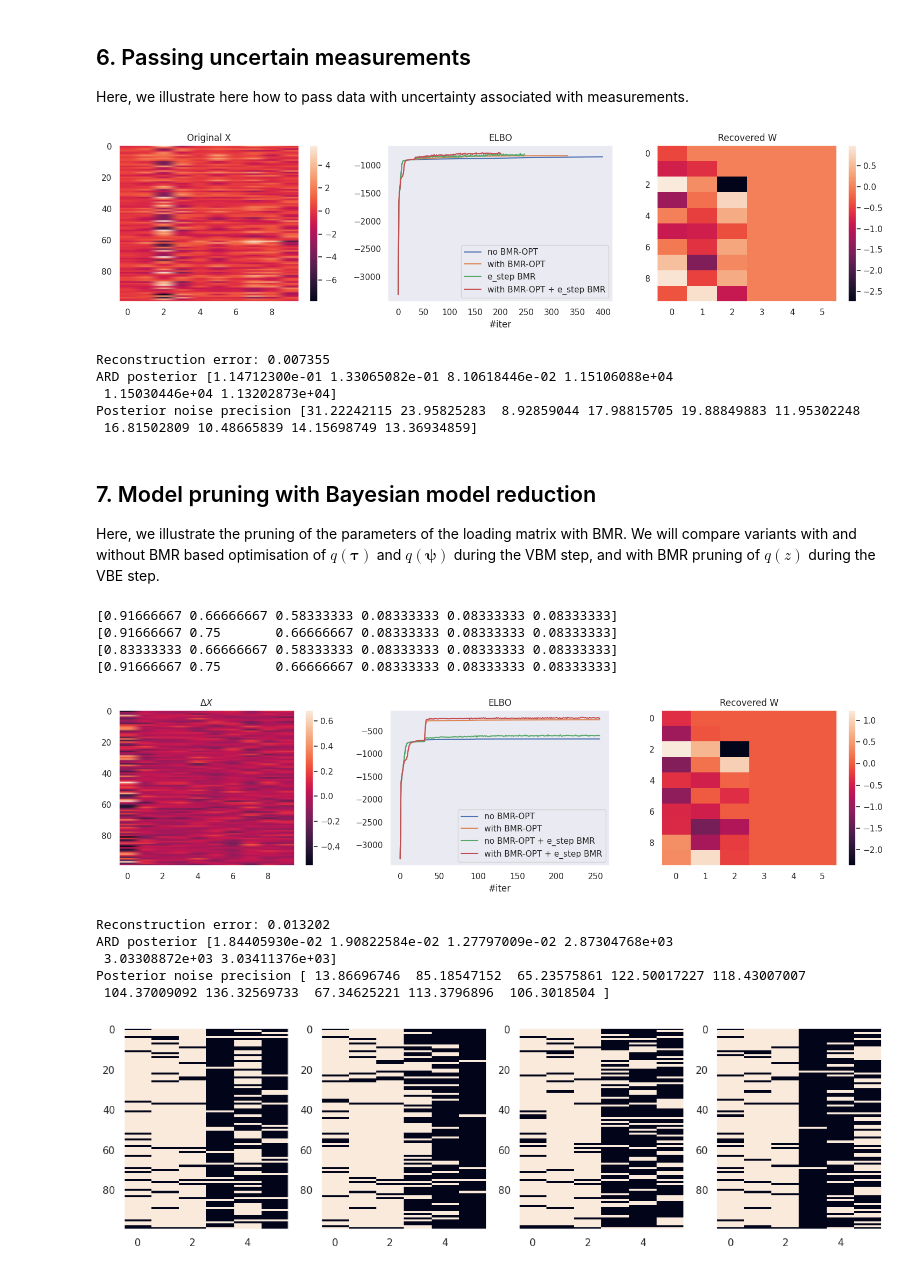
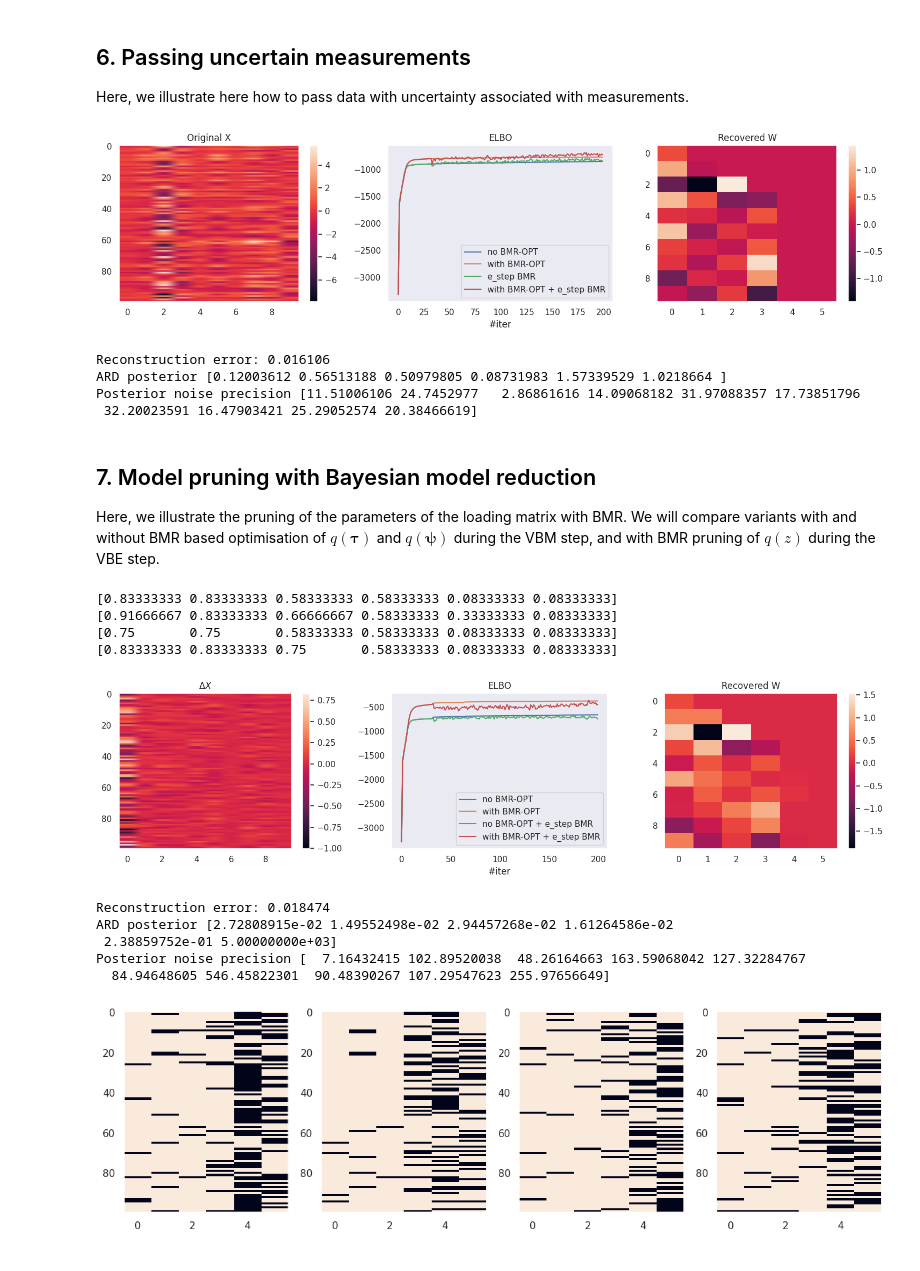
Before and after one commit to dimarkov/sppcax, a Jupyter notebook: examples/debug_factor_analysis.ipynb, the cells around one changed output. Drawn from its saved outputs; the diff is of its cells as text; code cells hidden in the pictures.

```diff
--- a/examples/debug_factor_analysis.ipynb
+++ b/examples/debug_factor_analysis.ipynb
@@ -504,22 +502,24 @@ model4 = PFA(n_components=2 * n_components, n_features=n_features, optimize_with
 
 # Fit model
 key, _key = jr.split(key)
-fitted_model1, elbos1 = fit(model1, X_dist, tol=1e-2, n_iter=400, key=key)
+fitted_model1, elbos1 = fit(model1, X_dist, tol=1e-2, n_iter=200, key=key)
 
 key, _key = jr.split(key)
-fitted_model2, elbos2 = fit(model2, X_dist, tol=1e-2, n_iter=400, key=key)
+fitted_model2, elbos2 = fit(model2, X_dist, tol=1e-2, n_iter=200, key=key)
 
 key, _key = jr.split(key)
-fitted_model3, elbos3 = fit(model3, X_dist, tol=1e-2, n_iter=400, key=key)
+fitted_model3, elbos3 = fit(model3, X_dist, tol=1e-2, n_iter=200, key=key)
 
 key, _key = jr.split(key)
-fitted_model4, elbos4 = fit(model4, X_dist, tol=1e-2, n_iter=400, key=key)
+fitted_model4, elbos4 = fit(model4, X_dist, tol=1e-2, n_iter=200, key=key)
 
 m = jnp.argmax(jnp.array([elbos1[-1], elbos2[-1], elbos3[-1], elbos4[-1]])).item()
 f_model = [fitted_model1, fitted_model2, fitted_model3, fitted_model4][m]
 
 # Transform data
-qz = transform(f_model, X_dist)
+use_bmr = True if m > 1 else False
+key, _key = jr.split(key)
+qz = transform(f_model, X_dist, use_bmr=use_bmr, key=_key)
 
 # inverse transform returns a multivariate normal distribution
 X_reconstructed = inverse_transform(f_model, qz).mean
@@ -542,7 +542,7 @@ plt.xlabel('#iter')
 plt.legend()
 
 plt.subplot(133)
-plt.imshow(f_model.W_dist.mean, aspect='auto')
+plt.imshow(f_model.q_w_psi.mean, aspect='auto')
 plt.title('Recovered W')
 plt.colorbar()
 
@@ -553,15 +553,14 @@ plt.show()
 error = jnp.mean((X - X_reconstructed) ** 2)
 print(f"Reconstruction error: {error:.6f}")
 
-print("ARD posterior", f_model.W_dist.gamma.mean)
-print("Posterior noise precision", f_model.noise_precision.mean)
+print("ARD posterior", f_model.q_tau.mean)
+print("Posterior noise precision", f_model.q_w_psi.gamma.mean)
 # %% [output]
-[figure, old version]
+[figure, new version]
-Reconstruction error: 0.007355
-ARD posterior [1.14712300e-01 1.33065082e-01 8.10618446e-02 1.15106088e+04
- 1.15030446e+04 1.13202873e+04]
-Posterior noise precision [31.22242115 23.95825283  8.92859044 17.98815705 19.88849883 11.95302248
- 16.81502809 10.48665839 14.15698749 13.36934859]
+Reconstruction error: 0.016106
+ARD posterior [0.12003612 0.56513188 0.50979805 0.08731983 1.57339529 1.0218664 ]
+Posterior noise precision [11.51006106 24.7452977   2.86861616 14.09068182 31.97088357 17.73851796
+ 32.20023591 16.47903421 25.29052574 20.38466619]
 # %% [markdown]
 ## 7. Model pruning with Bayesian model reduction
 
@@ -572,25 +571,25 @@ compare variants with and without BMR based optimisation of $q(\pmb{\tau})$ and
 # Initialize model
 model1 = PFA(n_components=2 * n_components, n_features=n_features, bmr_m_step=True)
 model2 = PFA(n_components=2 * n_components, n_features=n_features, optimize_with_bmr=True, bmr_m_step=True)
-model3 = PFA(n_components=2 * n_components, n_features=n_features, bmr_e_step=True, bmr_m_step=True, bmr_e_step_opts=('max_iter', 2, 'pi', 0.2))
-model4 = PFA(n_components=2 * n_components, n_features=n_features, optimize_with_bmr=True, bmr_e_step=True, bmr_m_step=True, bmr_e_step_opts=('max_iter', 2, 'pi', 0.2))
+model3 = PFA(n_components=2 * n_components, n_features=n_features, bmr_e_step=True, bmr_m_step=True, bmr_e_step_opts=('max_iter', 4, 'pi', 0.5))
+model4 = PFA(n_components=2 * n_components, n_features=n_features, optimize_with_bmr=True, bmr_e_step=True, bmr_m_step=True, bmr_e_step_opts=('max_iter', 4, 'pi', 0.5))
 
 
 # Fit model
 key, _key = jr.split(key)
-fitted_model1, elbos1 = fit(model1, X, tol=1e-3, n_iter=256, bmr_frequency=32, key=key)
+fitted_model1, elbos1 = fit(model1, X, tol=1e-2, n_iter=200, bmr_frequency=32, key=key)
 print(fitted_model1.sparsity_prior.mean)
 
 key, _key = jr.split(key)
-fitted_model2, elbos2 = fit(model2, X, tol=1e-3, n_iter=256, bmr_frequency=32, key=key)
+fitted_model2, elbos2 = fit(model2, X, tol=1e-2, n_iter=200, bmr_frequency=32, key=key)
 print(fitted_model2.sparsity_prior.mean)
 
 key, _key = jr.split(key)
-fitted_model3, elbos3 = fit(model3, X, tol=1e-3, n_iter=256, bmr_frequency=32, key=key)
+fitted_model3, elbos3 = fit(model3, X, tol=1e-2, n_iter=200, bmr_frequency=32, key=key)
 print(fitted_model3.sparsity_prior.mean)
 
 key, _key = jr.split(key)
-fitted_model4, elbos4 = fit(model4, X, tol=1e-3, n_iter=256, bmr_frequency=32, key=key)
+fitted_model4, elbos4 = fit(model4, X, tol=1e-2, n_iter=200, bmr_frequency=32, key=key)
 print(fitted_model4.sparsity_prior.mean)
 
 m = jnp.argmax(jnp.array([elbos1[-1], elbos2[-1], elbos3[-1], elbos4[-1]])).item()
@@ -598,7 +597,7 @@ f_model = [fitted_model1, fitted_model2, fitted_model3, fitted_model4][m]
 
 # Transform data
 key, _key = jr.split(key)
-qz = transform(f_model, X, key=_key)
+qz = transform(f_model, X, use_bmr=True, key=_key)
 
 # inverse transform returns a multivariate normal distribution
 X_reconstructed = inverse_transform(f_model, qz).mean
@@ -621,7 +620,7 @@ plt.xlabel('#iter')
 plt.legend()
 
 plt.subplot(133)
-plt.imshow(f_model.W_dist.mean, aspect='auto')
+plt.imshow(f_model.q_w_psi.mean, aspect='auto')
 plt.title('Recovered W')
 plt.colorbar()
 
@@ -632,27 +631,27 @@ plt.show()
 error = jnp.mean((X - X_reconstructed) ** 2)
 print(f"Reconstruction error: {error:.6f}")
 
-print("ARD posterior", f_model.W_dist.gamma.mean)
-print("Posterior noise precision", f_model.noise_precision.mean)
+print("ARD posterior", f_model.q_tau.mean)
+print("Posterior noise precision", f_model.q_w_psi.gamma.mean)
 # %% [output]
-[0.91666667 0.66666667 0.58333333 0.08333333 0.08333333 0.08333333]
-[0.91666667 0.75       0.66666667 0.08333333 0.08333333 0.08333333]
-[0.83333333 0.66666667 0.58333333 0.08333333 0.08333333 0.08333333]
-[0.91666667 0.75       0.66666667 0.08333333 0.08333333 0.08333333]
+[0.83333333 0.83333333 0.58333333 0.58333333 0.08333333 0.08333333]
+[0.91666667 0.83333333 0.66666667 0.58333333 0.33333333 0.08333333]
+[0.75       0.75       0.58333333 0.58333333 0.08333333 0.08333333]
+[0.83333333 0.83333333 0.75       0.58333333 0.08333333 0.08333333]
-[figure, old version]
+[figure, new version]
-Reconstruction error: 0.013202
-ARD posterior [1.84405930e-02 1.90822584e-02 1.27797009e-02 2.87304768e+03
- 3.03308872e+03 3.03411376e+03]
-Posterior noise precision [ 13.86696746  85.18547152  65.23575861 122.50017227 118.43007007
- 104.37009092 136.32569733  67.34625221 113.3796896  106.3018504 ]
+Reconstruction error: 0.018474
+ARD posterior [2.72808915e-02 1.49552498e-02 2.94457268e-02 1.61264586e-02
+ 2.38859752e-01 5.00000000e+03]
+Posterior noise precision [  7.16432415 102.89520038  48.26164663 163.59068042 127.32284767
+  84.94648605 546.45822301  90.48390267 107.29547623 255.97656649]
 # %%
 plt.figure(figsize=(15, 4))
 
 for i in range(4):
     plt.subplot(int(str(14)+str(i+1)))
     # Transform data
     key, _key = jr.split(key)
-    qz = transform(fitted_model3, X, key=_key)
+    qz = transform(fitted_model4, X, use_bmr=True, key=_key)
     plt.imshow(qz.mask, aspect='auto')
 # %% [output]
-[figure, old version]
+[figure, new version]
```
Also changed, not shown: parts of 8 cells of this notebook, 1 other file.
